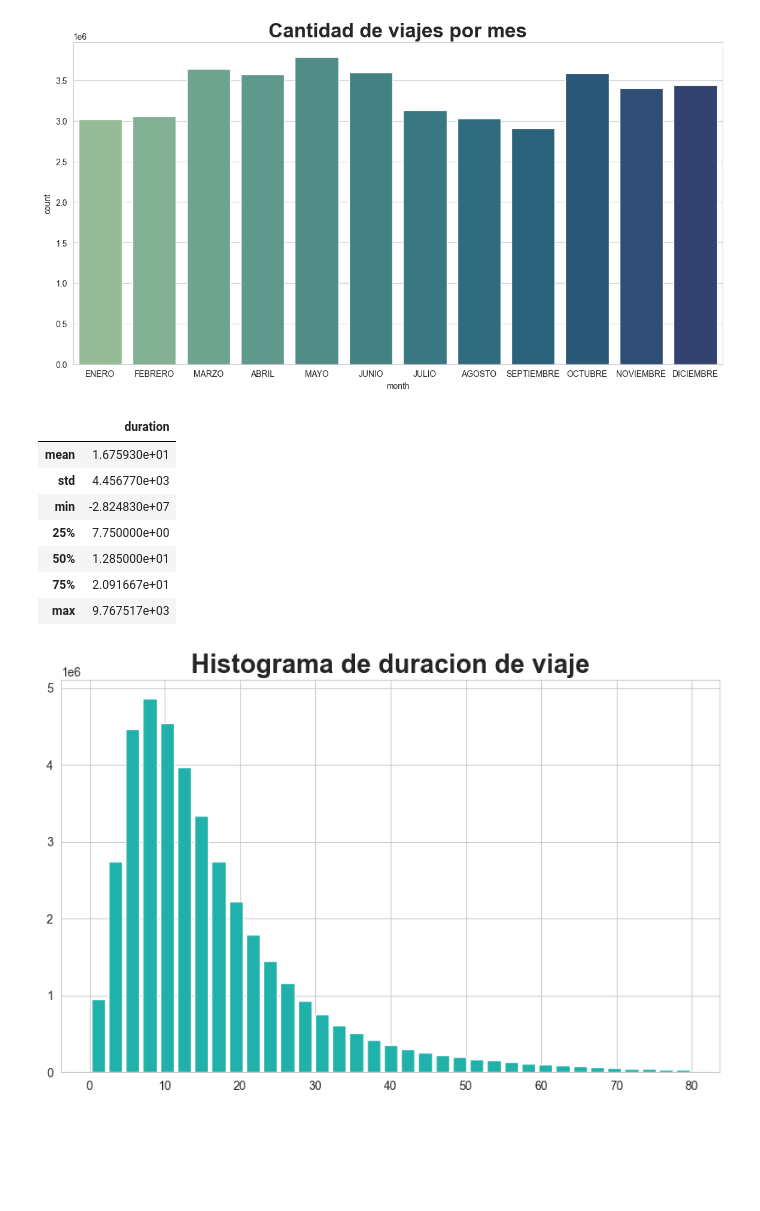
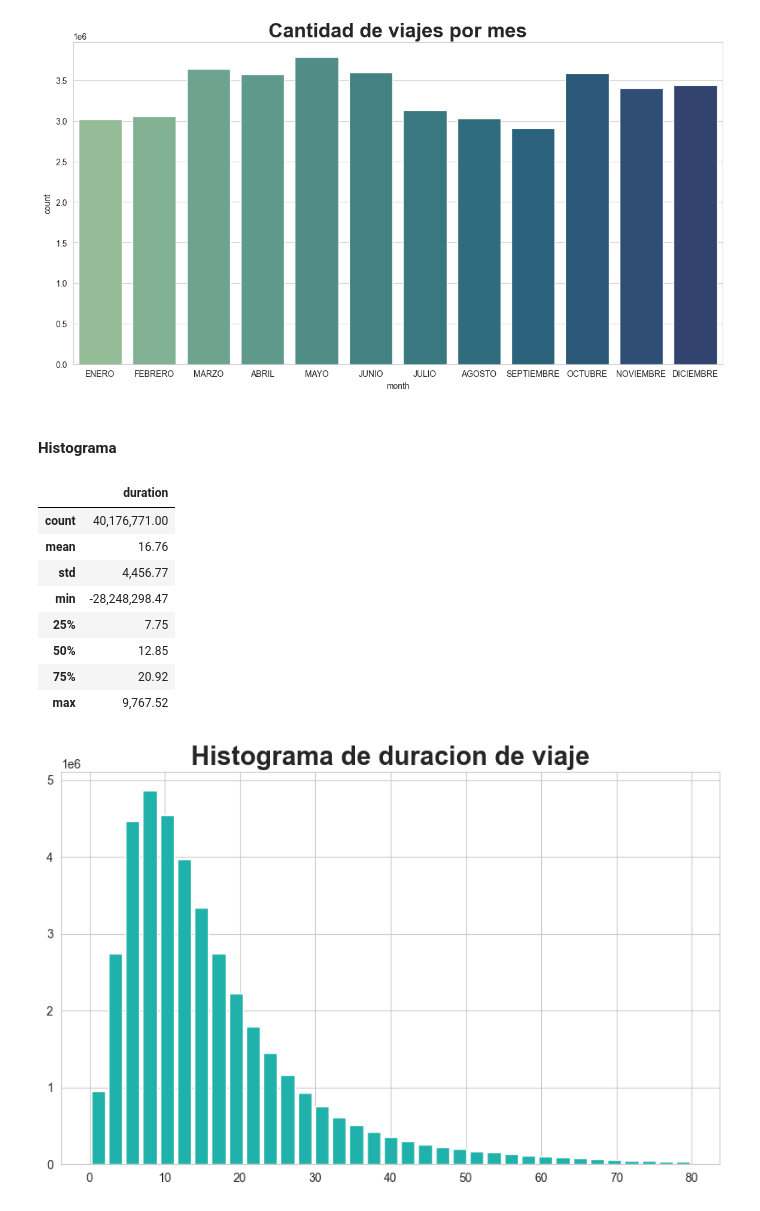
Before and after one commit to Rizo12G/Proyecto_final_henry, a Jupyter notebook: EDA/EDA_taxis.ipynb, the cells around one changed output. Drawn from its saved outputs; the diff is of its cells as text; code cells hidden in the pictures; blank space fills up the shorter version.

```diff
--- a/EDA/EDA_taxis.ipynb
+++ b/EDA/EDA_taxis.ipynb
@@ -242,17 +246,20 @@ Passing `palette` without assigning `hue` is deprecated and will be removed in v
 
   sns.barplot(data=df_time.groupby('month').size().reset_index(name='count'), x='month', y='count', order=['ENERO', 'FEBRERO', 'MARZO', 'ABRIL', 'MAYO', 'JUNIO',
 [figure]
+# %% [markdown]
+#### Histograma
 # %%
-df_time['duration'].describe().to_frame().iloc[1:,:]
+df_time['duration'].describe().apply(lambda x: '{:,.2f}'.format(x)).to_frame()
 # %% [output]
 |  | duration |
-| mean | 1.675930e+01 |
-| std | 4.456770e+03 |
-| min | -2.824830e+07 |
-| 25% | 7.750000e+00 |
-| 50% | 1.285000e+01 |
-| 75% | 2.091667e+01 |
-| max | 9.767517e+03 |
+| count | 40,176,771.00 |
+| mean | 16.76 |
+| std | 4,456.77 |
+| min | -28,248,298.47 |
+| 25% | 7.75 |
+| 50% | 12.85 |
+| 75% | 20.92 |
+| max | 9,767.52 |
 # %%
 sns.set_style("whitegrid")
 plt.figure(figsize=(10,6))
```
Also changed, not shown: parts of 20 cells of this notebook, 1 other file.
